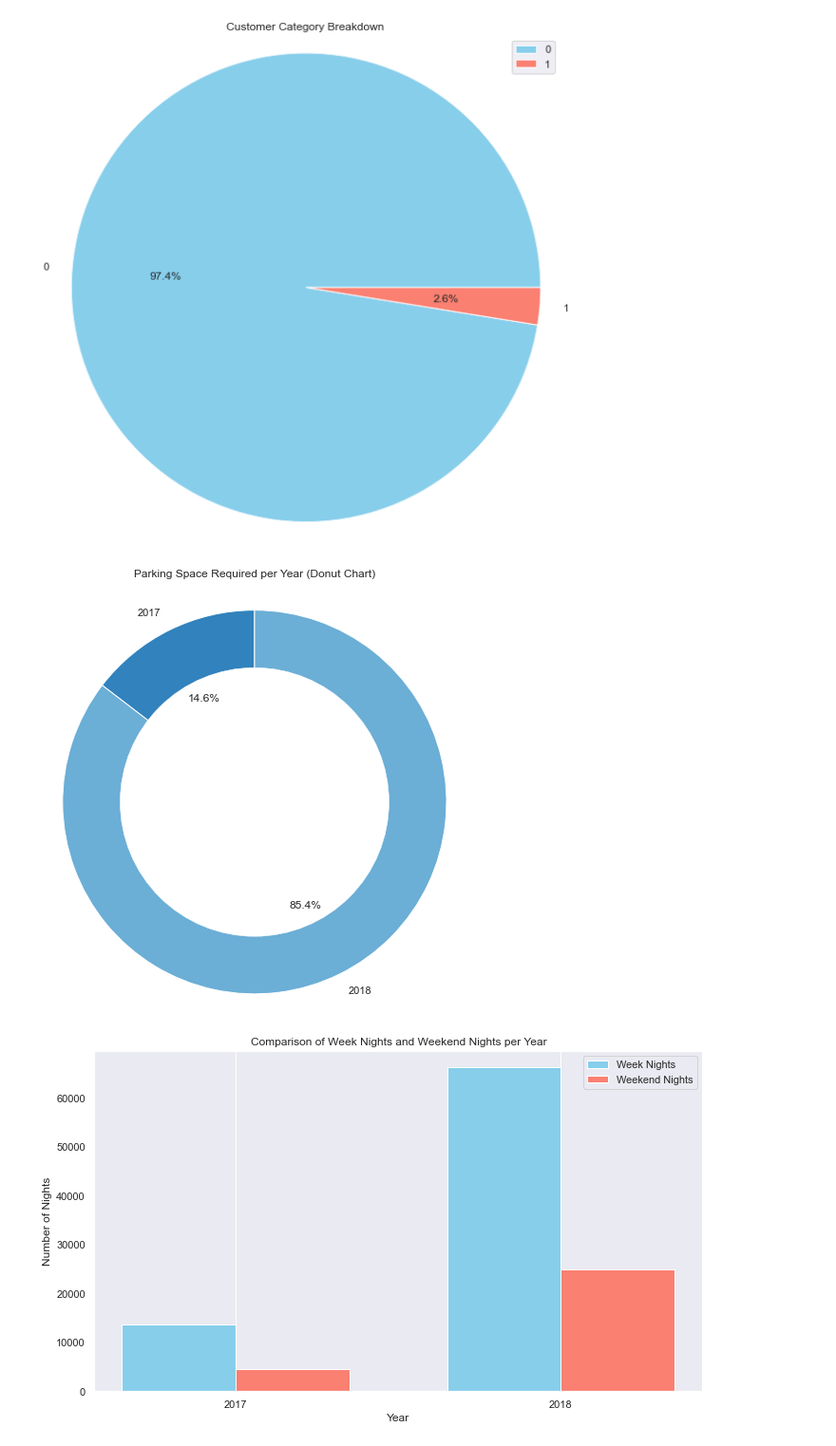
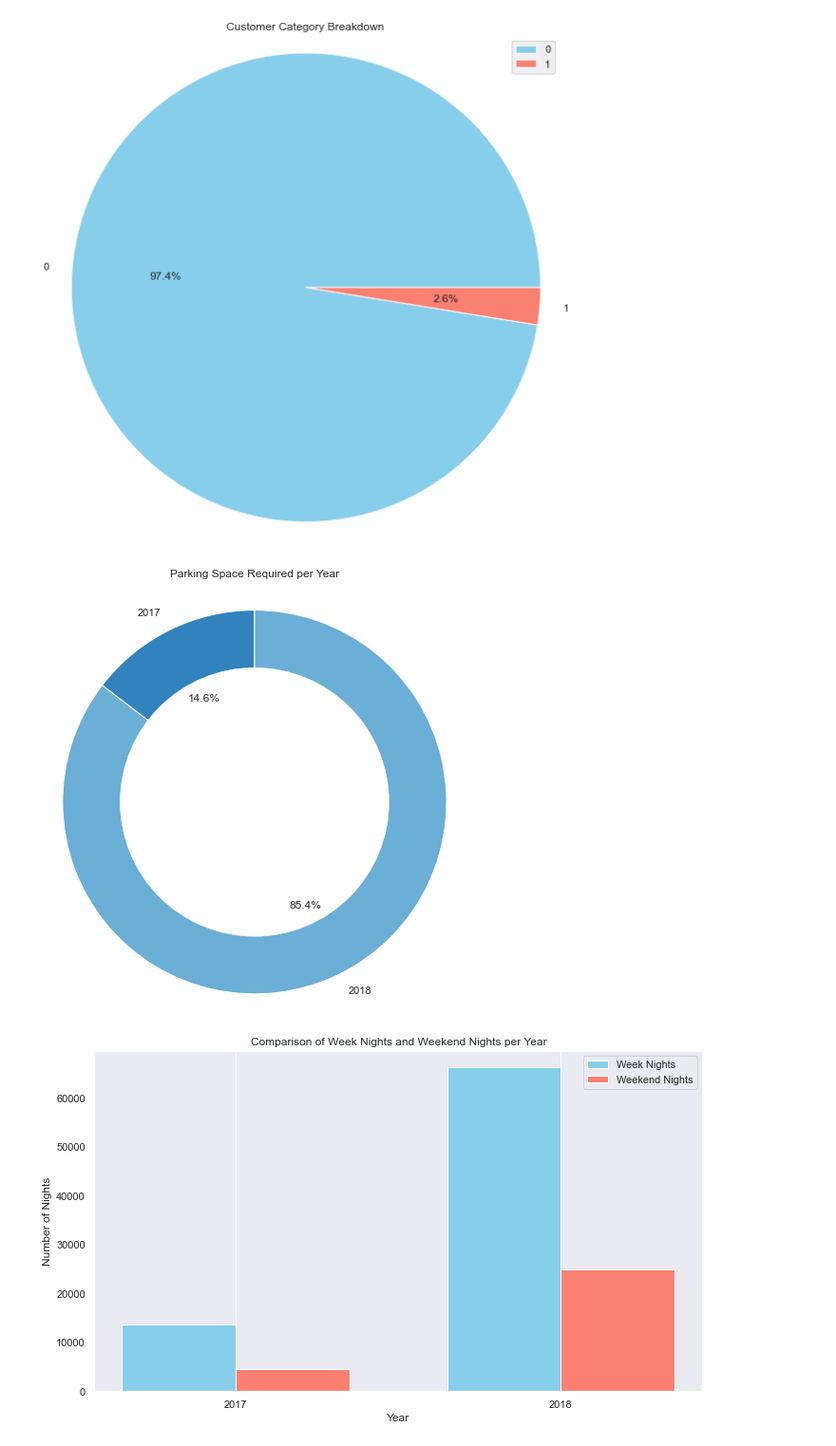
Before and after one commit to georgekalf/HotelReservations-ML, a Jupyter notebook: EDA.ipynb, the cells around one changed output. Shown at 95% size. Saved outputs shown, nothing was run; the diff lists cells and outputs as text; code cells hidden in the pictures.

```diff
--- a/EDA.ipynb
+++ b/EDA.ipynb
@@ -462,27 +444,27 @@ plt.show()
 # %%
 # number of required parking space per year
 parking_space_per_year = hotel_df.groupby('arrival_year')['required_car_parking_space'].sum()
 
 # creating figure for donut chart
 plt.figure(figsize=(8, 8))
 
 # calculating percentages
 parking_space_percentage = parking_space_per_year / parking_space_per_year.sum() * 100
 
 # plotting the donut chart
 plt.pie(parking_space_percentage, labels=parking_space_per_year.index, autopct='%1.1f%%', startangle=90, colors=plt.cm.tab20c.colors)
 
 # drawing a circle in the middle to make it a donut chart
 centre_circle = plt.Circle((0, 0), 0.7, color='white', linewidth=0.5)
 fig = plt.gcf()
 fig.gca().add_artist(centre_circle)
 
 # displaying the plot
-plt.title('Parking Space Required per Year (Donut Chart)', pad=20)
+plt.title('Parking Space Required per Year', pad=20)
 plt.axis('equal')  # equal aspect ratio ensures that pie is drawn as a circle.
 plt.show()
 # %% [output]
-[figure, old version]
+[figure, new version]
 # %%
 # number of bookings per year during week nights and weekend nights
 week_nights_per_year = hotel_df.groupby('arrival_year')['no_of_week_nights'].sum()
```
Also changed, not shown: parts of 7 cells of this notebook.
